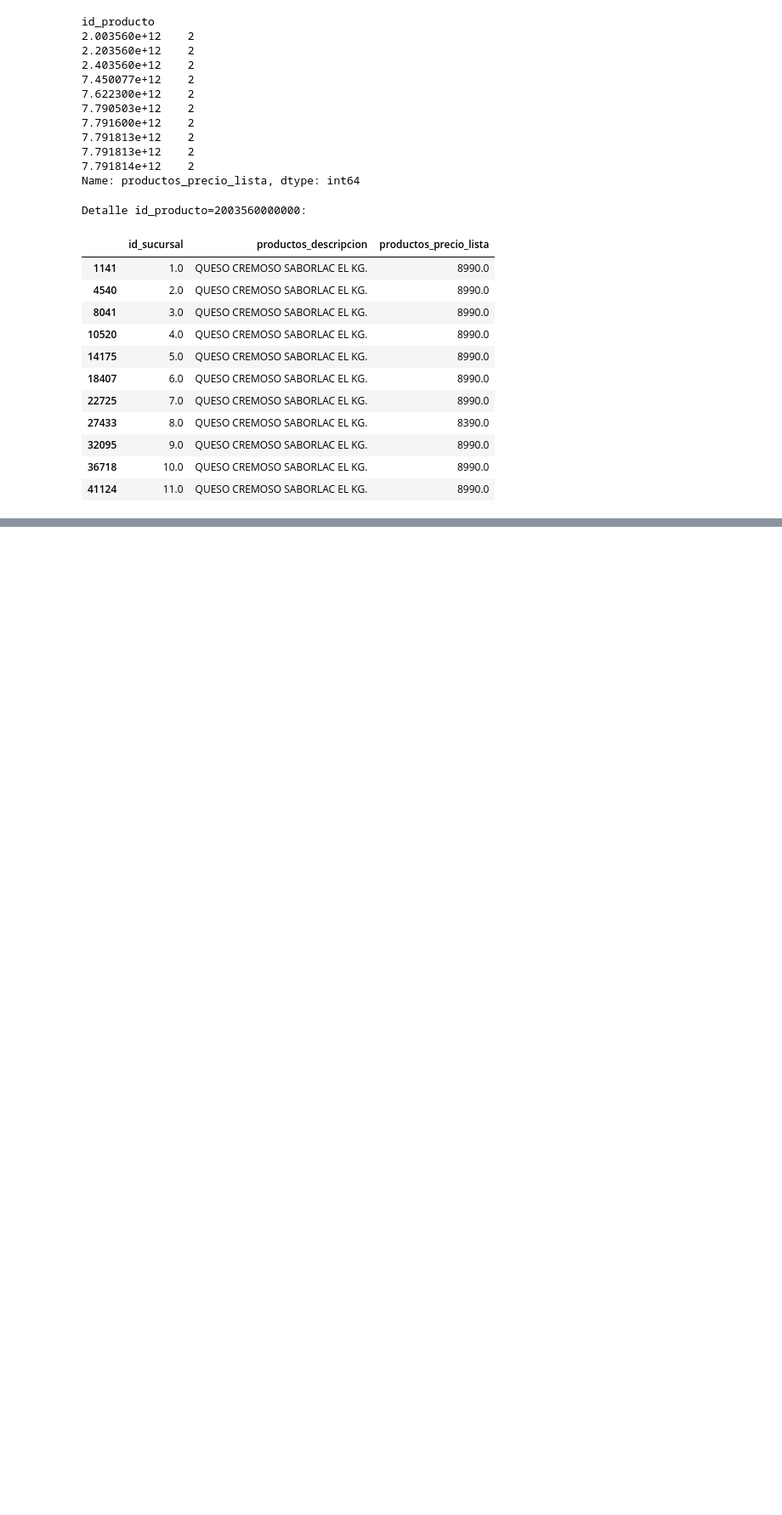
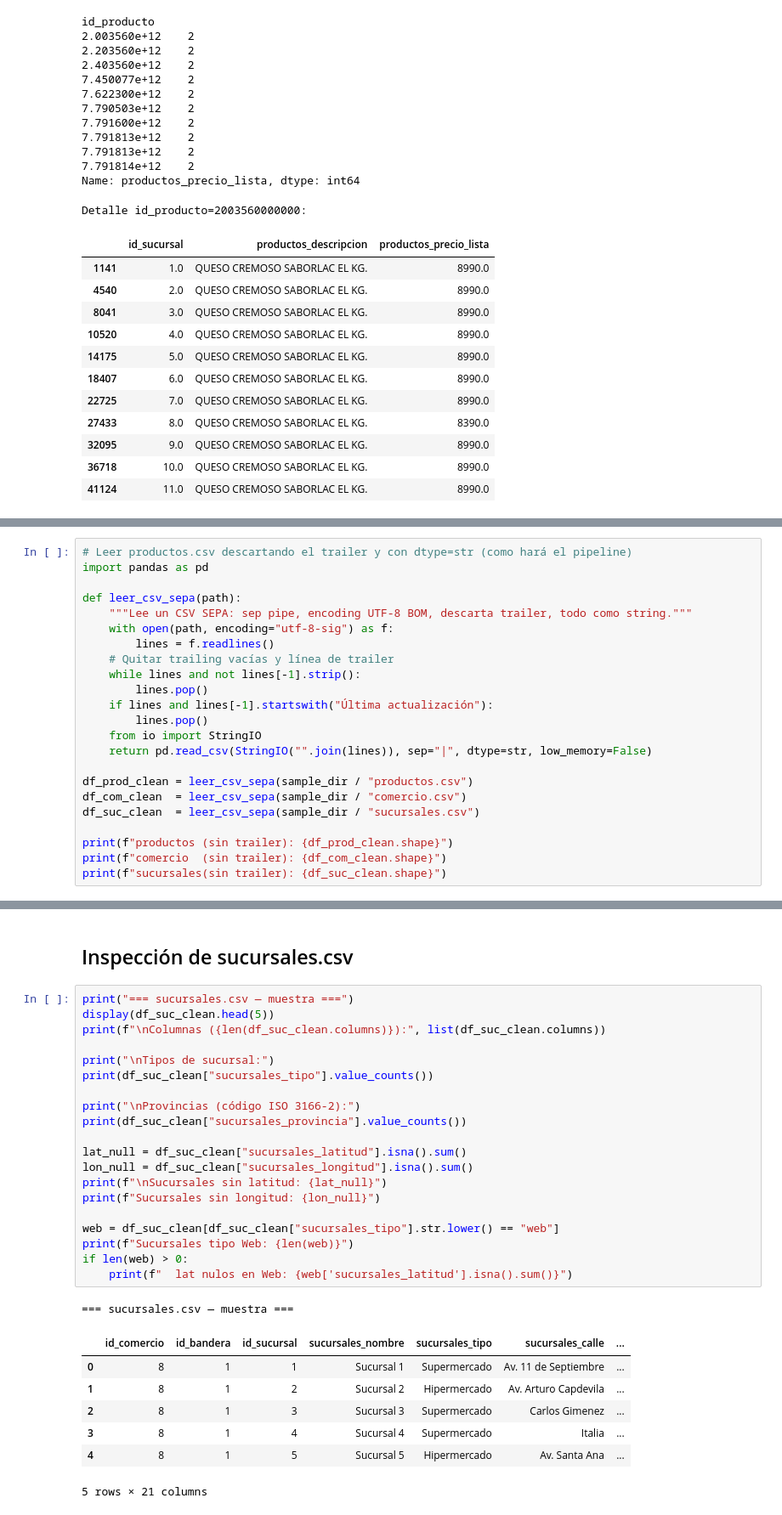
Before and after one commit to maximopalopoli/pipeline-precios, a Jupyter notebook: notebooks/exploration.ipynb, the cells around one changed output, grey strips where cells are left out. Shown at 85% size. Saved outputs shown, nothing was run; the diff lists cells and outputs as text; blank space fills up the shorter version.

```diff
--- a/notebooks/exploration.ipynb
+++ b/notebooks/exploration.ipynb
@@ -292,0 +362,23 @@ display(detalle)
+# %%
+# Leer productos.csv descartando el trailer y con dtype=str (como hará el pipeline)
+import pandas as pd
+
+def leer_csv_sepa(path):
+    """Lee un CSV SEPA: sep pipe, encoding UTF-8 BOM, descarta trailer, todo como string."""
+    with open(path, encoding="utf-8-sig") as f:
+        lines = f.readlines()
+    # Quitar trailing vacías y línea de trailer
+    while lines and not lines[-1].strip():
+        lines.pop()
+    if lines and lines[-1].startswith("Última actualización"):
+        lines.pop()
+    from io import StringIO
+    return pd.read_csv(StringIO("".join(lines)), sep="|", dtype=str, low_memory=False)
+
+df_prod_clean = leer_csv_sepa(sample_dir / "productos.csv")
+df_com_clean  = leer_csv_sepa(sample_dir / "comercio.csv")
+df_suc_clean  = leer_csv_sepa(sample_dir / "sucursales.csv")
+
+print(f"productos (sin trailer): {df_prod_clean.shape}")
+print(f"comercio  (sin trailer): {df_com_clean.shape}")
+print(f"sucursales(sin trailer): {df_suc_clean.shape}")
@@ -292,0 +436,31 @@ display(detalle)
+# %% [markdown]
+## Inspección de sucursales.csv
+# %%
+print("=== sucursales.csv — muestra ===")
+display(df_suc_clean.head(5))
+print(f"\nColumnas ({len(df_suc_clean.columns)}):", list(df_suc_clean.columns))
+
+print("\nTipos de sucursal:")
+print(df_suc_clean["sucursales_tipo"].value_counts())
+
+print("\nProvincias (código ISO 3166-2):")
+print(df_suc_clean["sucursales_provincia"].value_counts())
+
+lat_null = df_suc_clean["sucursales_latitud"].isna().sum()
+lon_null = df_suc_clean["sucursales_longitud"].isna().sum()
+print(f"\nSucursales sin latitud: {lat_null}")
+print(f"Sucursales sin longitud: {lon_null}")
+
+web = df_suc_clean[df_suc_clean["sucursales_tipo"].str.lower() == "web"]
+print(f"Sucursales tipo Web: {len(web)}")
+if len(web) > 0:
+    print(f"  lat nulos en Web: {web['sucursales_latitud'].isna().sum()}")
+# %% [output]
+=== sucursales.csv — muestra ===
+|  | id_comercio | id_bandera | id_sucursal | sucursales_nombre | sucursales_tipo | sucursales_calle | ... |
+| 0 | 8 | 1 | 1 | Sucursal 1 | Supermercado | Av. 11 de Septiembre | ... |
+| 1 | 8 | 1 | 2 | Sucursal 2 | Hipermercado | Av. Arturo Capdevila | ... |
+| 2 | 8 | 1 | 3 | Sucursal 3 | Supermercado | Carlos Gimenez | ... |
+| 3 | 8 | 1 | 4 | Sucursal 4 | Supermercado | Italia | ... |
+| 4 | 8 | 1 | 5 | Sucursal 5 | Hipermercado | Av. Santa Ana | ... |
+5 rows × 21 columns
```
Also changed, not shown: parts of 27 cells of this notebook.
